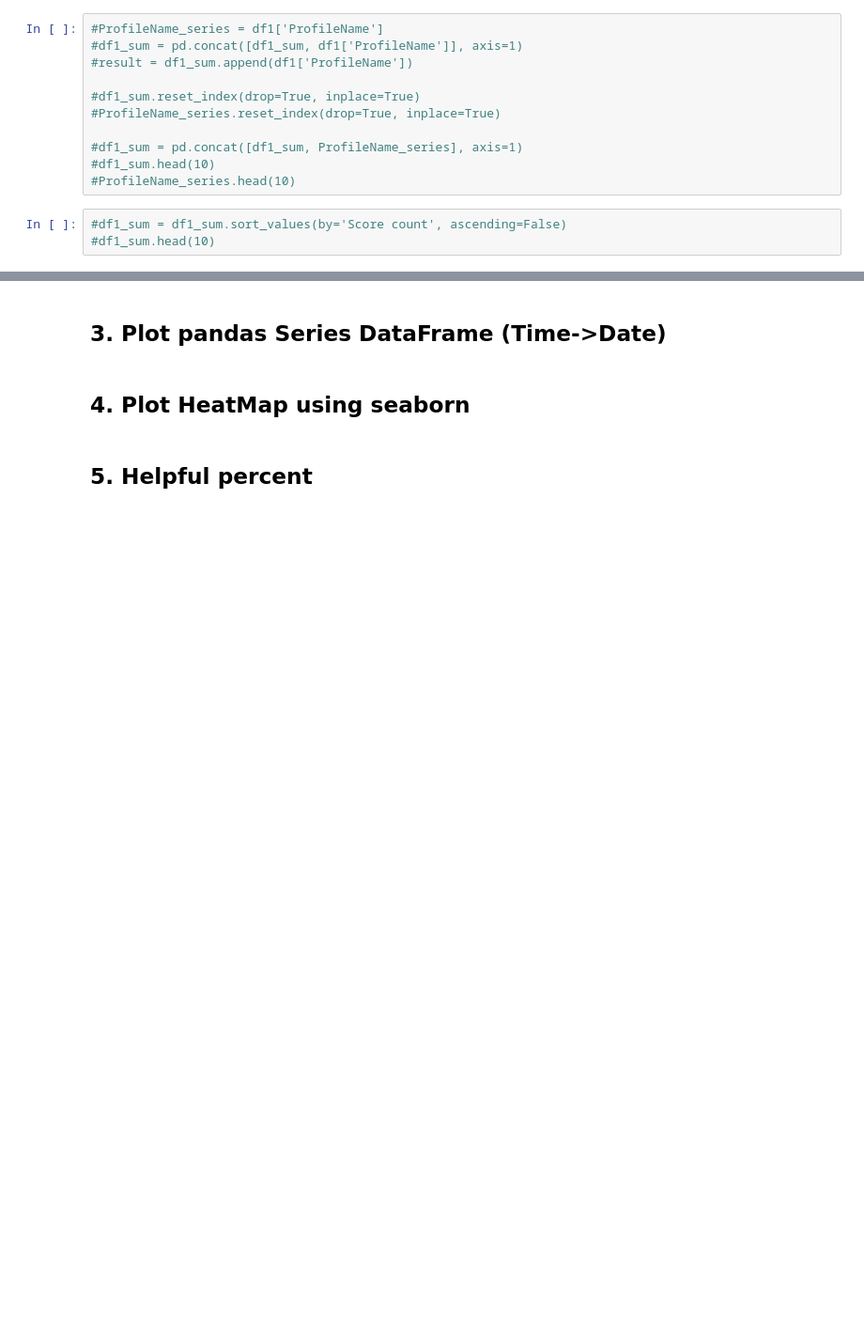
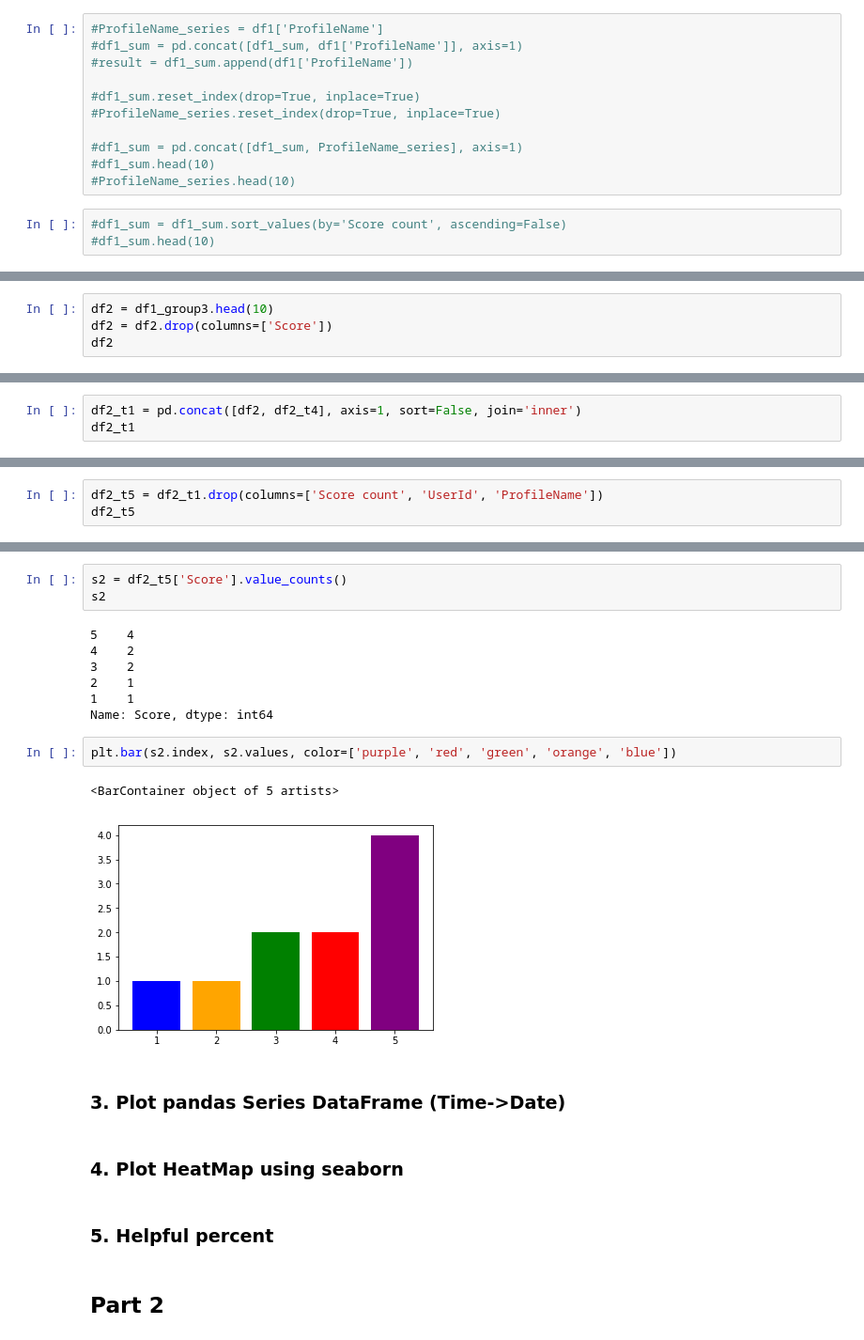
Before and after one commit to kevin110604/FDA_practice, a Jupyter notebook: FDA_hw1.ipynb, the cells around one changed output, grey strips where cells are left out. Shown at 94% size. Saved outputs shown, nothing was run; the diff lists cells and outputs as text; blank space fills up the shorter version.

Commit message:
Complete Part1-2

```diff
--- a/FDA_hw1.ipynb
+++ b/FDA_hw1.ipynb
@@ -302,0 +337,4 @@ plt.bar(s2_f.index, s2_f.values)
+# %%
+df2 = df1_group3.head(10)
+df2 = df2.drop(columns=['Score'])
+df2
@@ -302,0 +356,3 @@ plt.bar(s2_f.index, s2_f.values)
+# %%
+df2_t1 = pd.concat([df2, df2_t4], axis=1, sort=False, join='inner')
+df2_t1
@@ -302,0 +371,3 @@ plt.bar(s2_f.index, s2_f.values)
+# %%
+df2_t5 = df2_t1.drop(columns=['Score count', 'UserId', 'ProfileName'])
+df2_t5
@@ -303,6 +386,23 @@ plt.bar(s2_f.index, s2_f.values)
+# %%
+s2 = df2_t5['Score'].value_counts()
+s2
+# %% [output]
+5    4
+4    2
+3    2
+2    1
+1    1
+Name: Score, dtype: int64
+# %%
+plt.bar(s2.index, s2.values, color=['purple', 'red', 'green', 'orange', 'blue'])
+# %% [output]
+<BarContainer object of 5 artists>
+[figure, added]
 # %% [markdown]
-## 3. Plot pandas Series DataFrame (Time->Date)
+### 3. Plot pandas Series DataFrame (Time->Date)
 # %% [markdown]
-## 4. Plot HeatMap using seaborn
+### 4. Plot HeatMap using seaborn
 # %% [markdown]
-## 5. Helpful percent
+### 5. Helpful percent
+# %% [markdown]
+## Part 2
```
Also changed, not shown: parts of 20 cells of this notebook.
